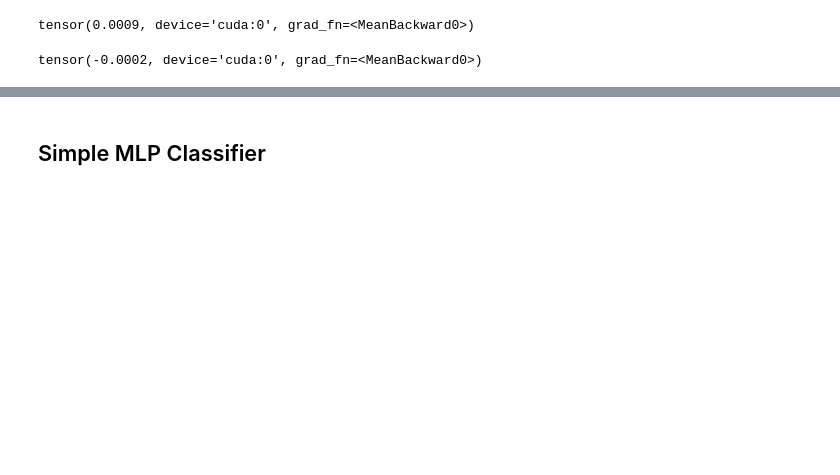
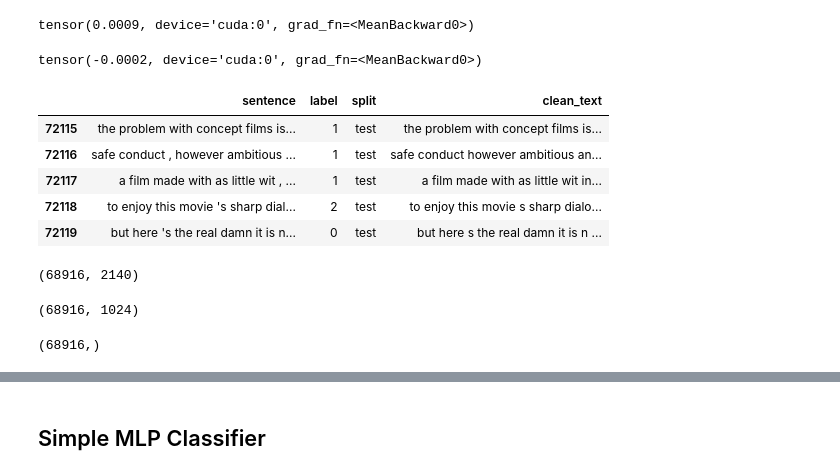
Before and after one commit to rsilveira79/embeddings_augmentation, a Jupyter notebook: 6.sst1_no_augmentation.ipynb, the cells around one changed output, grey strips where cells are left out. Drawn from its saved outputs; the diff is of its cells as text; code cells hidden in the pictures; blank space fills up the shorter version.

Commit message:
adding pre-computed ELMo

```diff
--- a/6.sst1_no_augmentation.ipynb
+++ b/6.sst1_no_augmentation.ipynb
@@ -251,3 +180,15 @@ tensor(0.0009, device='cuda:0', grad_fn=<MeanBackward0>)
 get_elmo("what is").mean()
 # %% [output]
 tensor(-0.0002, device='cuda:0', grad_fn=<MeanBackward0>)
+# %%
+sst1_dataset['clean_text']=sst1_dataset['sentence'].apply(lambda x: transformText(x))
+sst1_dataset['label'] = sst1_dataset['label'].apply(lambda x: int(x))
+# %%
+sst1_dataset.tail()
+# %% [output]
+|  | sentence | label | split | clean_text |
+| 72115 | the problem with concept films is... | 1 | test | the problem with concept films is... |
+| 72116 | safe conduct , however ambitious ... | 1 | test | safe conduct however ambitious an... |
+| 72117 | a film made with as little wit , ... | 1 | test | a film made with as little wit in... |
+| 72118 | to enjoy this movie 's sharp dial... | 2 | test | to enjoy this movie s sharp dialo... |
+| 72119 | but here 's the real damn it is n... | 0 | test | but here s the real damn it is n ... |
@@ -253,0 +198,4 @@ tensor(-0.0002, device='cuda:0', grad_fn=<MeanBackward0>)
+# %%
+len(train_dataset), len(test_dataset)
+# %% [output]
+(68916, 2140)
@@ -253,0 +208,9 @@ tensor(-0.0002, device='cuda:0', grad_fn=<MeanBackward0>)
+# %%
+train_elmos.shape
+# %% [output]
+(68916, 1024)
+# %%
+train_labels = np.array(train_dataset.label)
+train_labels.shape
+# %% [output]
+(68916,)
```
Also changed, not shown: parts of 58 cells of this notebook, 1 other file.
